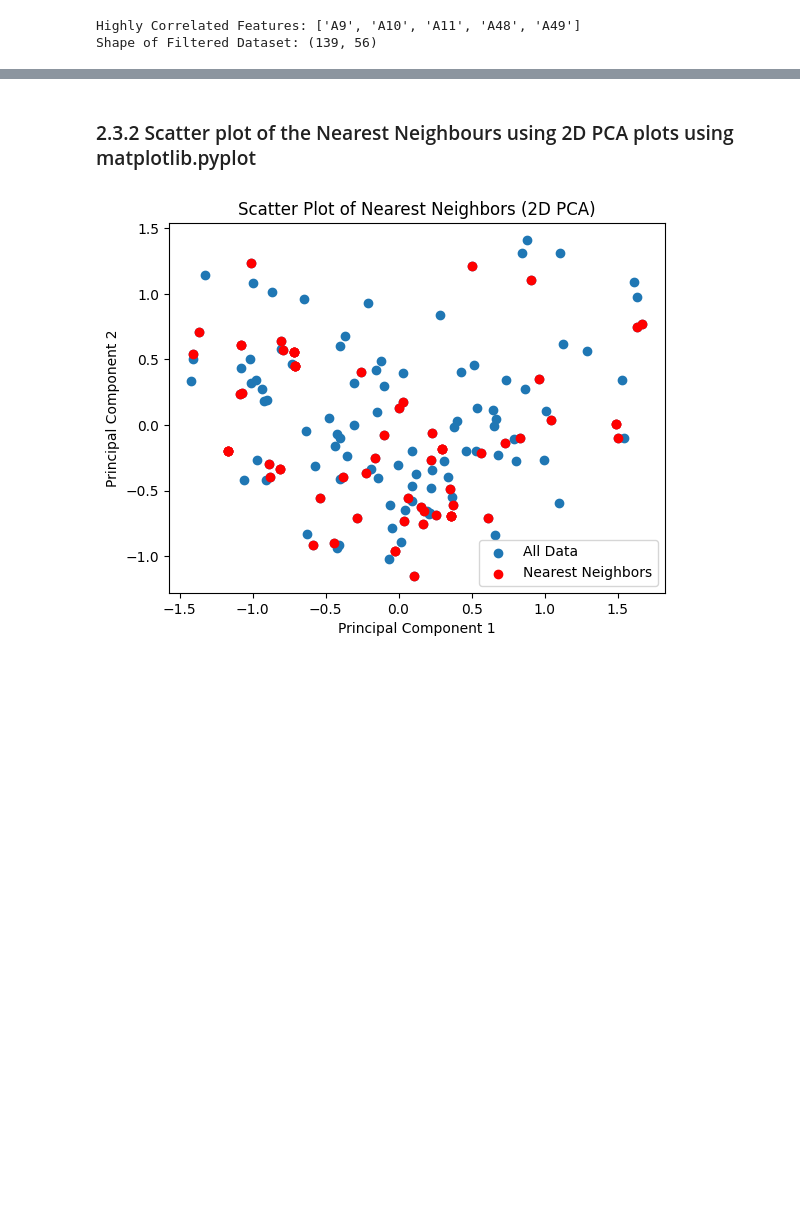
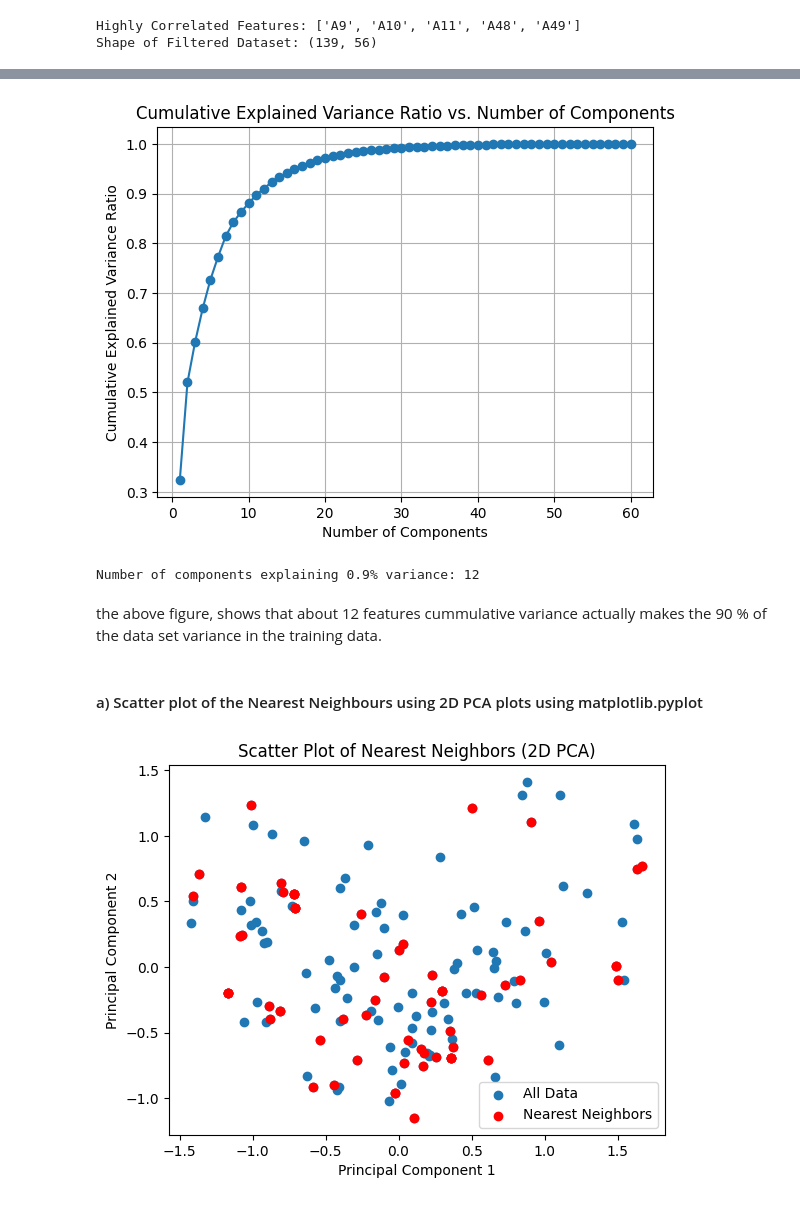
Before and after one commit to rjosh003-CS/Data-Mining-coursework, a Jupyter notebook: DM_Coursework_part_1.ipynb, the cells around one changed output, grey strips where cells are left out. Cells and saved outputs as stored; diff of their text form; code cells hidden in the pictures; blank space fills up the shorter version.

```diff
--- a/DM_Coursework_part_1.ipynb
+++ b/DM_Coursework_part_1.ipynb
@@ -457,7 +466,16 @@ def Minkowski_distance(q_s: list= None):
 # cloning the data from the github repo
 clone_data()
 
-# loading the data as pandas dataframes
+train_data, test_data = None, None
+
+def load_data(load_from_github = True):
+  if(load_from_github):
+    # loading the data as pandas dataframes
+    return load_github_data()
+  else:
+    return load_local_data()
+
+# set it to false for local dir ./sonar_data
 train_data, test_data = load_data()
 
 # displaying the data
@@ -754,3 +780,35 @@ Shape of Filtered Dataset: (139, 56)
+# %%
+from sklearn.decomposition import PCA
+import matplotlib.pyplot as plt
+
+# Standardize the data (assuming X is your feature matrix)
+# You can use StandardScaler or MinMaxScaler for this purpose
+# X_std = StandardScaler().fit_transform(X)
+
+# Fit PCA
+pca = PCA()
+pca.fit(train_X)
+
+# Calculate cumulative explained variance ratio
+cumulative_variance_ratio = np.cumsum(pca.explained_variance_ratio_)
+
+# Plot cumulative explained variance ratio
+plt.plot(range(1, len(cumulative_variance_ratio) + 1), cumulative_variance_ratio, marker='o', linestyle='-')
+plt.xlabel('Number of Components')
+plt.ylabel('Cumulative Explained Variance Ratio')
+plt.title('Cumulative Explained Variance Ratio vs. Number of Components')
+plt.grid(True)
+plt.show()
+
+percentile_ratio = 0.90
+# Find the number of components that explain a desired amount of variance (e.g., 90%)
+n_components = np.argmax(cumulative_variance_ratio >= percentile_ratio) + 1
+print(f"Number of components explaining {percentile_ratio}% variance:", n_components)
+# %% [output]
+[figure, added]
+Number of components explaining 0.9% variance: 12
+# %% [markdown]
+the above figure, shows that about 12 features cummulative variance actually makes the 90 % of the data set variance in the training data.
 # %% [markdown]
-### 2.3.2 Scatter plot of the Nearest Neighbours using 2D PCA plots using matplotlib.pyplot
+#### a) Scatter plot of the Nearest Neighbours using 2D PCA plots using matplotlib.pyplot
 # %%
```
Also changed, not shown: parts of 45 cells of this notebook.
